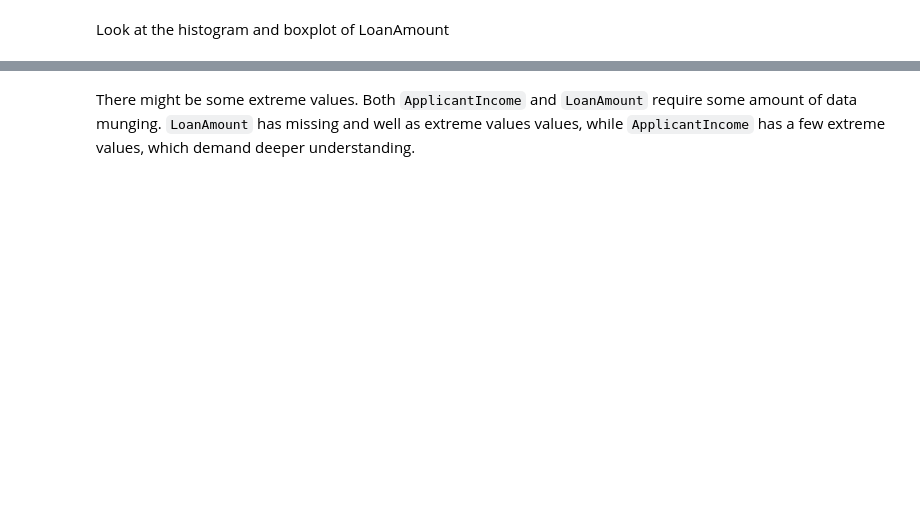
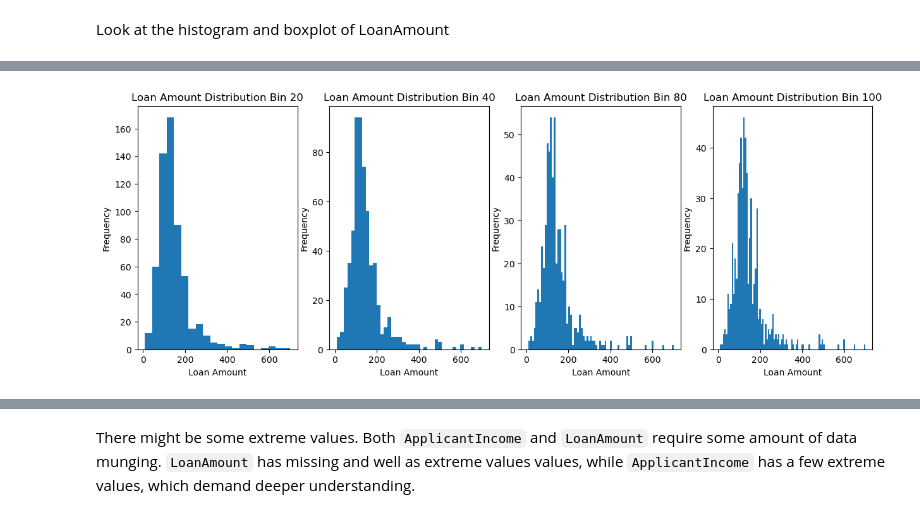
Before and after one commit to jaimin6535/Deployment, a Jupyter notebook: notebooks/instructions.ipynb, the cells around one changed output, grey strips where cells are left out. Cells and saved outputs as stored; diff of their text form; code cells hidden in the pictures; blank space fills up the shorter version.

```diff
--- a/notebooks/instructions.ipynb
+++ b/notebooks/instructions.ipynb
@@ -143,0 +119,4 @@ pd.crosstab(df ['Credit_History'], df ['Loan_Status'], margins=True)
+# %%
+# Number of unique values in each categorical variable
+for col in df.select_dtypes(include=['object']).columns:
+    print(col,'has', df[col].nunique(), 'unique values')
@@ -171,0 +134,7 @@ Name: Loan_Status, dtype: int64
+# %%
+# Get the frequency of different categories in each variable
+exclude_id = df.drop(columns = 'Loan_ID',axis = 1)
+for col in exclude_id.select_dtypes('object'):
+    print('Value frequency in',col,':')
+    for i in range(exclude_id[col].nunique()):
+        print(exclude_id[col].value_counts().index[i],':',exclude_id[col].value_counts()[i])
@@ -235,0 +227,11 @@ sns.boxplot(x="LoanAmount", data=df)
+# %%
+fig, axes = plt.subplots(1, 4, figsize=(15,5))
+bins = [20,40,80,100]
+for i,values in enumerate(bins):
+    axes[i].hist(df['LoanAmount'], bins = bins[i])
+    axes[i].set_title('Loan Amount Distribution Bin {}'.format(bins[i]))
+    axes[i].set_xlabel('Loan Amount')
+    axes[i].set_ylabel('Frequency')
+plt.show()
+# %% [output]
+[figure, added]
```
Also changed, not shown: parts of 104 cells of this notebook, 5 other files.
